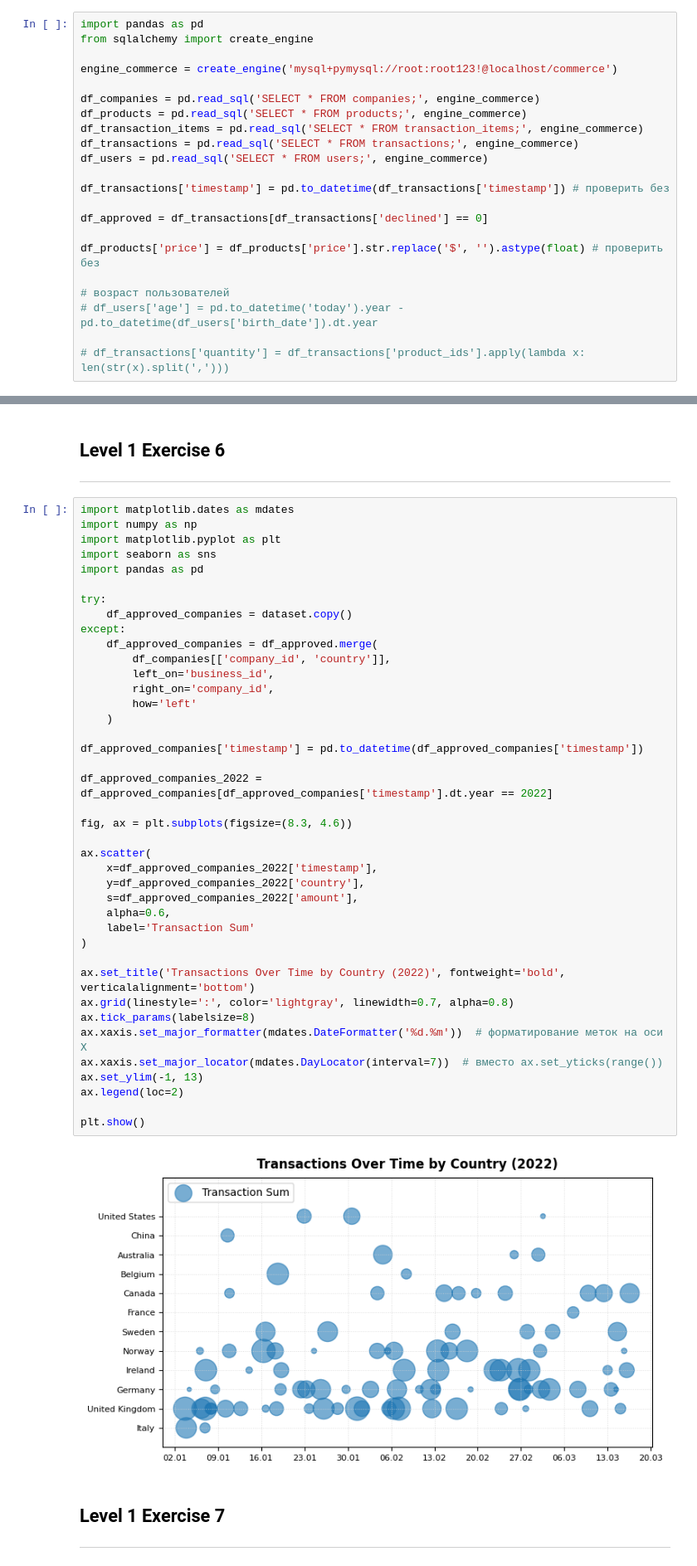
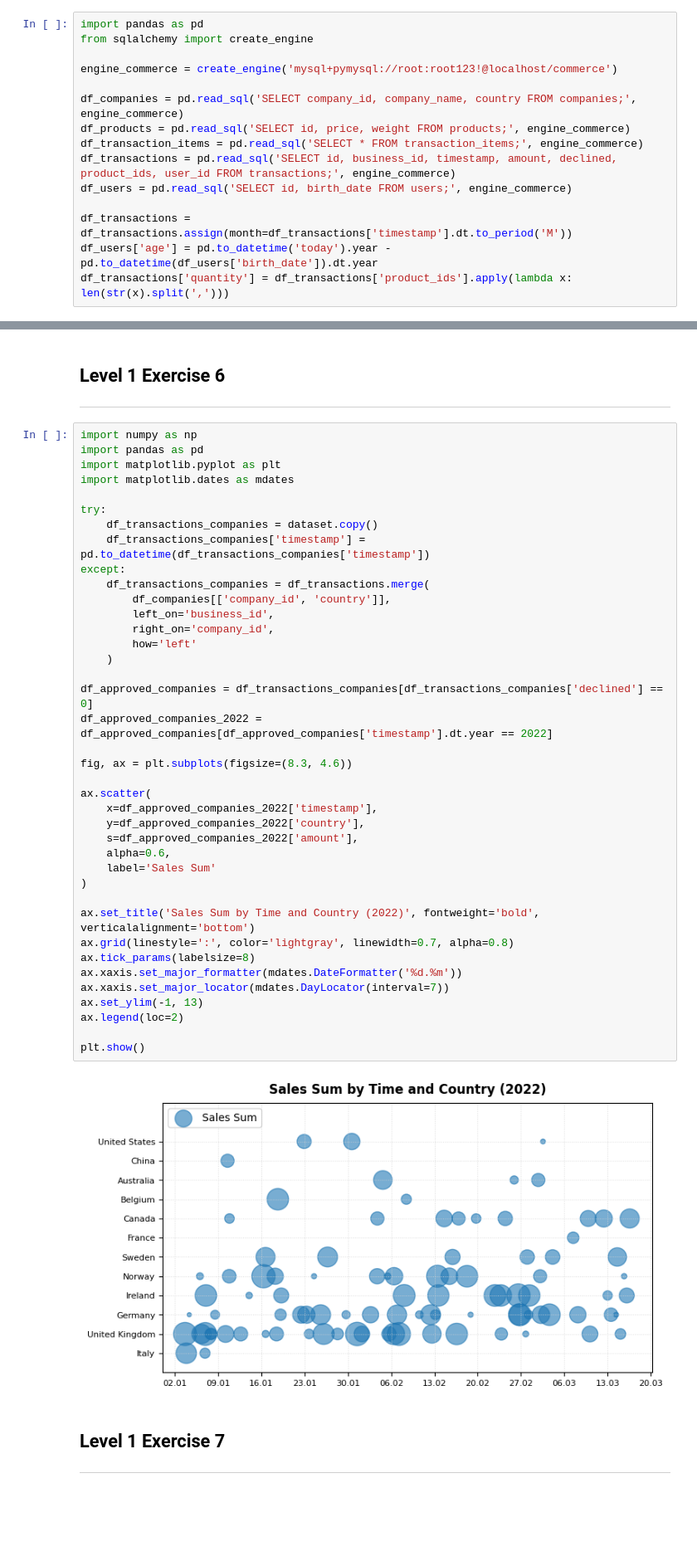
Before and after one commit to leocareer/DA_specialization, a Jupyter notebook: Sprint_08/S8_02.ipynb, the cells around one changed output, grey strips where cells are left out. Shown at 83% size. Cells and saved outputs as stored; diff of their text form; blank space fills up the shorter version.

```diff
--- a/Sprint_08/S8_02.ipynb
+++ b/Sprint_08/S8_02.ipynb
@@ -11,19 +11,12 @@ from sqlalchemy import create_engine
 
 engine_commerce = create_engine('mysql+pymysql://root:root123!@localhost/commerce')
 
-df_companies = pd.read_sql('SELECT * FROM companies;', engine_commerce)
-df_products = pd.read_sql('SELECT * FROM products;', engine_commerce)
+df_companies = pd.read_sql('SELECT company_id, company_name, country FROM companies;', engine_commerce)
+df_products = pd.read_sql('SELECT id, price, weight FROM products;', engine_commerce)
 df_transaction_items = pd.read_sql('SELECT * FROM transaction_items;', engine_commerce)
-df_transactions = pd.read_sql('SELECT * FROM transactions;', engine_commerce)
-df_users = pd.read_sql('SELECT * FROM users;', engine_commerce)
+df_transactions = pd.read_sql('SELECT id, business_id, timestamp, amount, declined, product_ids, user_id FROM transactions;', engine_commerce)
+df_users = pd.read_sql('SELECT id, birth_date FROM users;', engine_commerce)
 
-df_transactions['timestamp'] = pd.to_datetime(df_transactions['timestamp']) # проверить без
-
-df_approved = df_transactions[df_transactions['declined'] == 0]
-
-df_products['price'] = df_products['price'].str.replace('$', '').astype(float) # проверить без
-
-# возраст пользователей
-# df_users['age'] = pd.to_datetime('today').year - pd.to_datetime(df_users['birth_date']).dt.year
-
-# df_transactions['quantity'] = df_transactions['product_ids'].apply(lambda x: len(str(x).split(',')))
+df_transactions = df_transactions.assign(month=df_transactions['timestamp'].dt.to_period('M'))
+df_users['age'] = pd.to_datetime('today').year - pd.to_datetime(df_users['birth_date']).dt.year
+df_transactions['quantity'] = df_transactions['product_ids'].apply(lambda x: len(str(x).split(',')))
@@ -275,47 +259,46 @@ plt.show()
 ## Level 1 Exercise 6
 ---
 # %%
+import numpy as np
+import pandas as pd
+import matplotlib.pyplot as plt
 import matplotlib.dates as mdates
-import numpy as np
-import matplotlib.pyplot as plt
-import seaborn as sns
-import pandas as pd
 
 try:
-    df_approved_companies = dataset.copy()
+    df_transactions_companies = dataset.copy()
+    df_transactions_companies['timestamp'] = pd.to_datetime(df_transactions_companies['timestamp'])
 except:
-    df_approved_companies = df_approved.merge(
+    df_transactions_companies = df_transactions.merge(
         df_companies[['company_id', 'country']],
         left_on='business_id',
         right_on='company_id',
         how='left'
     )
 
-df_approved_companies['timestamp'] = pd.to_datetime(df_approved_companies['timestamp'])
-
+df_approved_companies = df_transactions_companies[df_transactions_companies['declined'] == 0]
 df_approved_companies_2022 = df_approved_companies[df_approved_companies['timestamp'].dt.year == 2022]
 
 fig, ax = plt.subplots(figsize=(8.3, 4.6))
 
 ax.scatter(
     x=df_approved_companies_2022['timestamp'],
     y=df_approved_companies_2022['country'],
     s=df_approved_companies_2022['amount'],
     alpha=0.6,
-    label='Transaction Sum'
+    label='Sales Sum'
 )
 
-ax.set_title('Transactions Over Time by Country (2022)', fontweight='bold', verticalalignment='bottom')
+ax.set_title('Sales Sum by Time and Country (2022)', fontweight='bold', verticalalignment='bottom')
 ax.grid(linestyle=':', color='lightgray', linewidth=0.7, alpha=0.8)
 ax.tick_params(labelsize=8)
-ax.xaxis.set_major_formatter(mdates.DateFormatter('%d.%m'))  # форматирование меток на оси X
-ax.xaxis.set_major_locator(mdates.DayLocator(interval=7))  # вместо ax.set_yticks(range())
+ax.xaxis.set_major_formatter(mdates.DateFormatter('%d.%m'))
+ax.xaxis.set_major_locator(mdates.DayLocator(interval=7))
 ax.set_ylim(-1, 13)
 ax.legend(loc=2)
 
 plt.show()
 # %% [output]
-[figure, old version]
+[figure, new version]
 # %% [markdown]
 ## Level 1 Exercise 7
 ---
```
Also changed, not shown: parts of 10 cells of this notebook.
